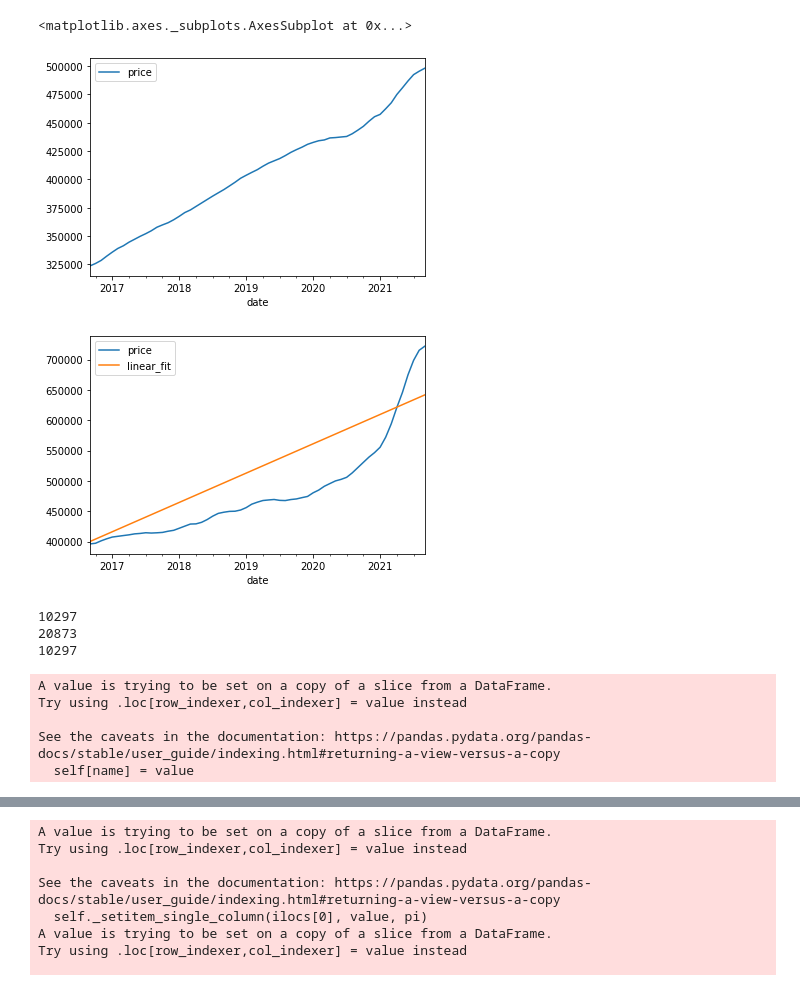
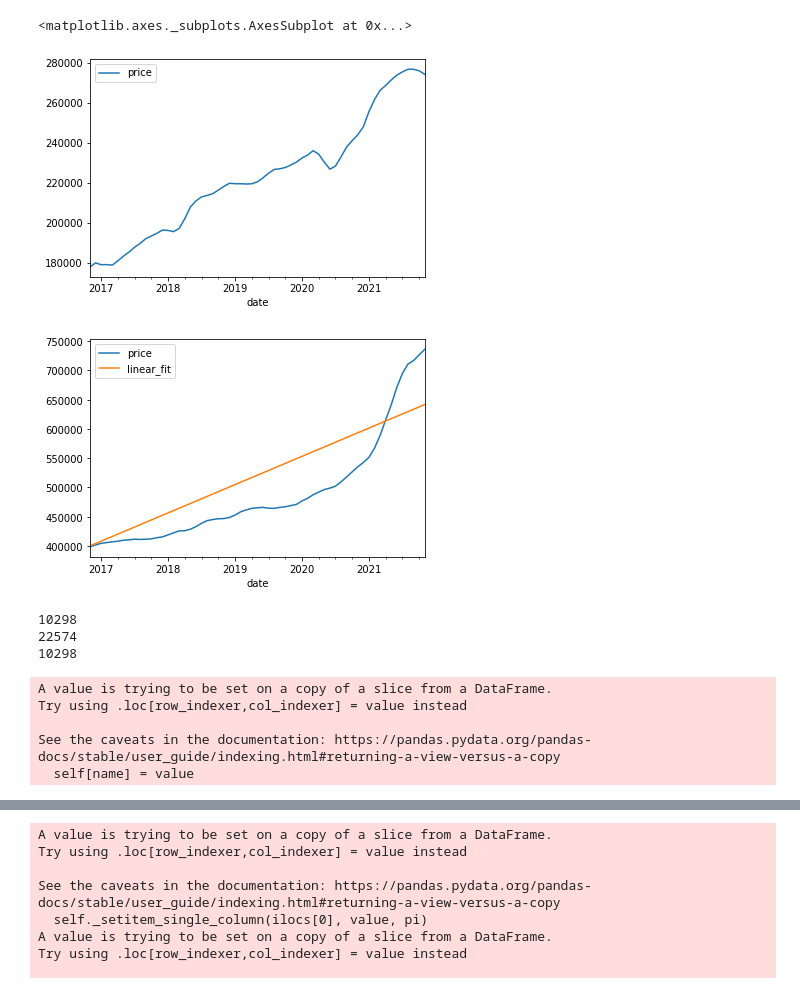
Before and after one commit to alexfraze/real_estate, a Jupyter notebook: eda.ipynb, the cells around one changed output, grey strips where cells are left out. Saved outputs shown, nothing was run; the diff lists cells and outputs as text; code cells hidden in the pictures.

```diff
--- a/eda.ipynb
+++ b/eda.ipynb
@@ -6,6 +6,6 @@ import matplotlib.pyplot as plt
 # %%
 
 #using single family home prices historical dataset (zillow has a few other options as well to try including w/ condos, Xbedrooms, etc.)
-sfh_prices = pd.read_csv("/Users/afrazier/Documents/personal/real_estate/data/single_family_historical.csv")
+sfh_prices = pd.read_csv("/Users/afrazier/Documents/personal/real_estate/data/zillow_sfh_values_historical_zipcode.csv")
 print(sfh_prices.index.size)
 # %% [output]
@@ -90,20 +90,20 @@ growth.sort_values('sharpe_ratios', ascending=False)[:25]
 # %%
 #interesting zipcodes
 # with slower appreciation but low std (risk)
 #1. 84532 - Moab, UT (arches?!)
 #2. 84032 - Wasatch County, Utah
 #3. 98632 - Longview, WA 98632
 
 
 #with larger appreciaion
 #and still relatively low risk
 #1. 91108 - Pasadena, CA  -> no houses in this specific zip?
 #2. 90211 - Beverly Hills, CA 90211
 
-melted_prices[melted_prices.RegionName==84532][['date', 'price']].set_index("date").plot()
+melted_prices[melted_prices.RegionName==15201][['date', 'price']].set_index("date").plot()
 # %% [output]
 <matplotlib.axes._subplots.AxesSubplot at 0x...>
-[figure, old version]
+[figure, new version]
 # %%
 #why no austin, nash in these lists? which filter is removing them?
 #east side has 4K appreciation with lowish std. -> 0.57 sharpe
@@ -122,14 +122,14 @@ ax.plot(linear_fit_x, linear_fit_y, label="linear_fit")
 plt.legend()
 plt.show()
 # %% [output]
-[figure, old version]
+[figure, new version]
 # %%
 
 #austin has much higher appreciation in the last few years. can we build a slightly better forecast than linear?
 #looking into some ETS and other slightly more advanced forecasting methods.
 #what about zillows own forecasting data?
 
-zillow_forcasts = pd.read_csv("data/price_forecasts.csv")
+zillow_forcasts = pd.read_csv("data/zillow_sfh_forecasts.csv")
 
 #lets grab the zip forecasts
 zip_forcasts = zillow_forcasts[zillow_forcasts.Region=="Zip"]
@@ -143,9 +143,9 @@ historical_and_forecast = ten_year_slope_and_stds.reset_index().merge(zip_forcas
 print(historical_and_forecast.index.size)
 #losing around 1K zipcodes here?
 # %% [output]
-10297
-20873
-10297
+10298
+22574
+10298
 A value is trying to be set on a copy of a slice from a DataFrame.
 Try using .loc[row_indexer,col_indexer] = value instead
 
```
Also changed, not shown: parts of 19 cells of this notebook, 2 other files.
